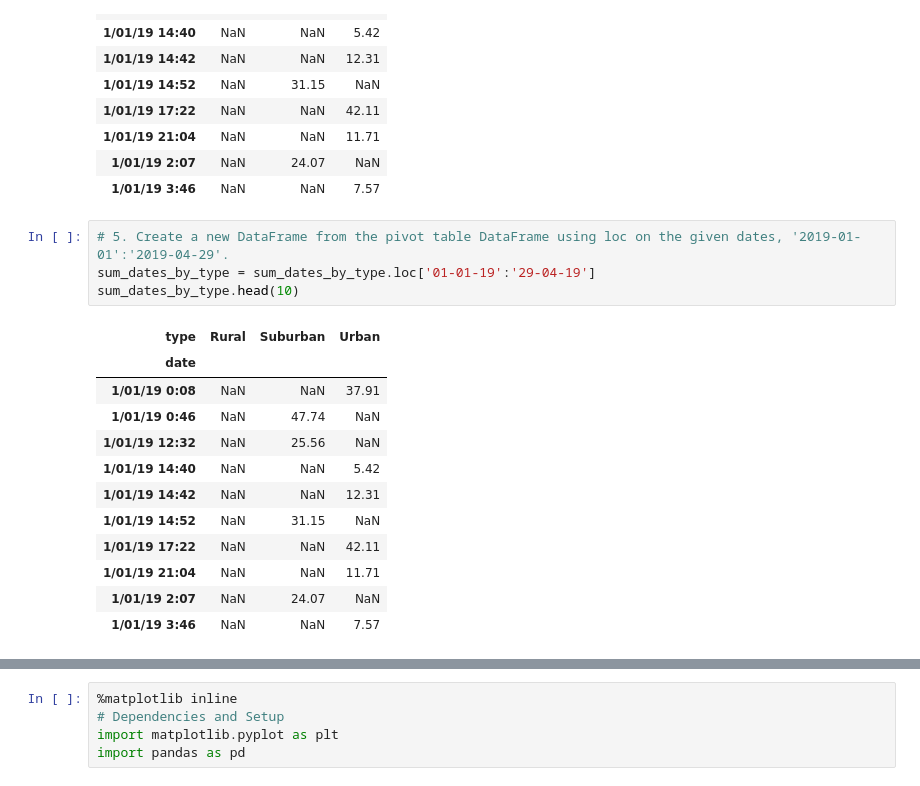
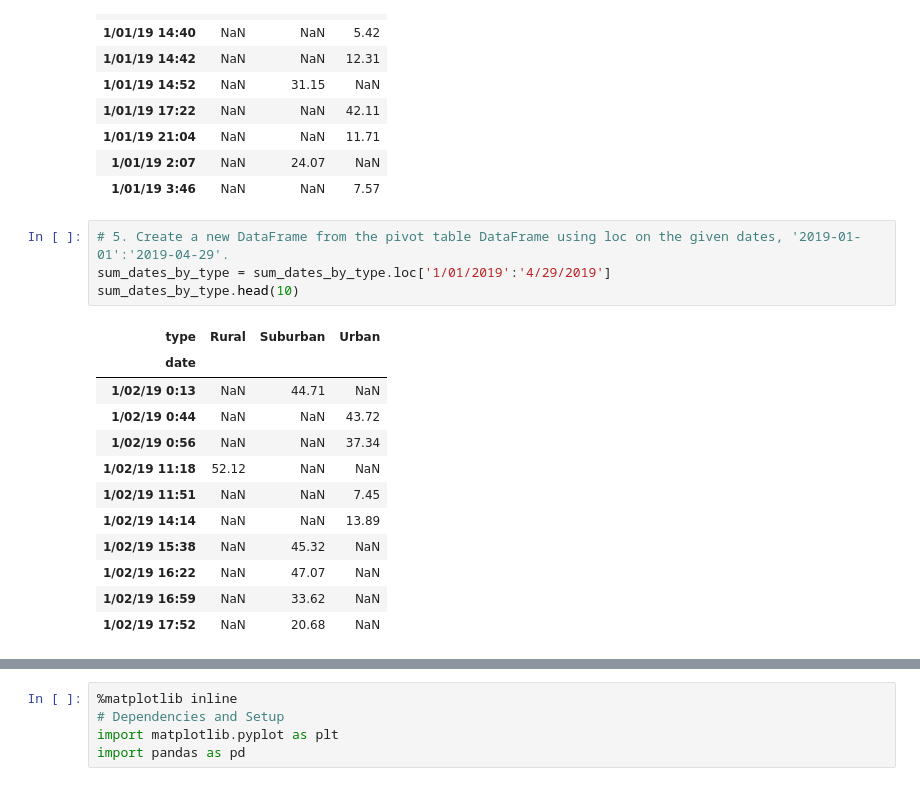
Before and after one commit to topeadeolatunji/Pyber_Analysis, a Jupyter notebook: PyBer_Challenge_starter_code.ipynb, the cells around one changed output, grey strips where cells are left out. Drawn from its saved outputs; the diff is of its cells as text.

```diff
--- a/PyBer_Challenge_starter_code.ipynb
+++ b/PyBer_Challenge_starter_code.ipynb
@@ -398,21 +398,21 @@ sum_dates_by_type.head(10)
 | 1/01/19 3:46 | NaN | NaN | 7.57 |
 # %%
 # 5. Create a new DataFrame from the pivot table DataFrame using loc on the given dates, '2019-01-01':'2019-04-29'.
-sum_dates_by_type = sum_dates_by_type.loc['01-01-19':'29-04-19']
+sum_dates_by_type = sum_dates_by_type.loc['1/01/2019':'4/29/2019']
 sum_dates_by_type.head(10)
 # %% [output]
 | type | Rural | Suburban | Urban |
 | date |  |  |  |
-| 1/01/19 0:08 | NaN | NaN | 37.91 |
-| 1/01/19 0:46 | NaN | 47.74 | NaN |
-| 1/01/19 12:32 | NaN | 25.56 | NaN |
-| 1/01/19 14:40 | NaN | NaN | 5.42 |
-| 1/01/19 14:42 | NaN | NaN | 12.31 |
-| 1/01/19 14:52 | NaN | 31.15 | NaN |
-| 1/01/19 17:22 | NaN | NaN | 42.11 |
-| 1/01/19 21:04 | NaN | NaN | 11.71 |
-| 1/01/19 2:07 | NaN | 24.07 | NaN |
-| 1/01/19 3:46 | NaN | NaN | 7.57 |
+| 1/02/19 0:13 | NaN | 44.71 | NaN |
+| 1/02/19 0:44 | NaN | NaN | 43.72 |
+| 1/02/19 0:56 | NaN | NaN | 37.34 |
+| 1/02/19 11:18 | 52.12 | NaN | NaN |
+| 1/02/19 11:51 | NaN | NaN | 7.45 |
+| 1/02/19 14:14 | NaN | NaN | 13.89 |
+| 1/02/19 15:38 | NaN | 45.32 | NaN |
+| 1/02/19 16:22 | NaN | 47.07 | NaN |
+| 1/02/19 16:59 | NaN | 33.62 | NaN |
+| 1/02/19 17:52 | NaN | 20.68 | NaN |
 # %%
 # 6. Set the "date" index to datetime datatype. This is necessary to use the resample() method in Step 8.
 # df.index = pd.to_datetime(df.index)
```
Also changed, not shown: parts of 4 cells of this notebook.
